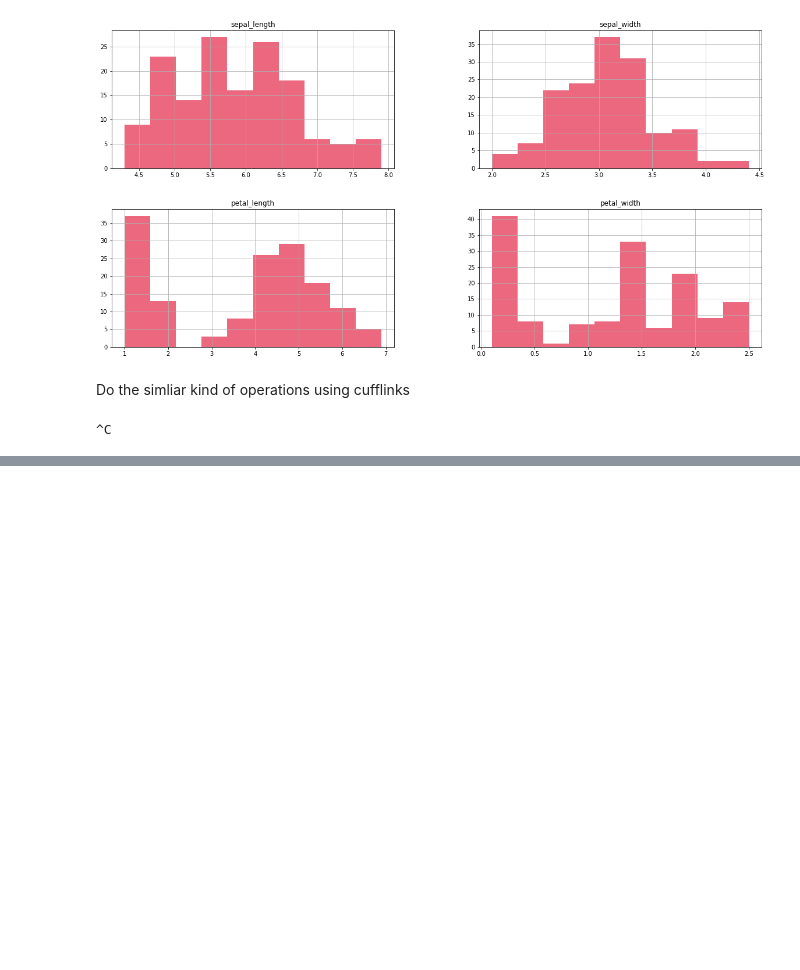
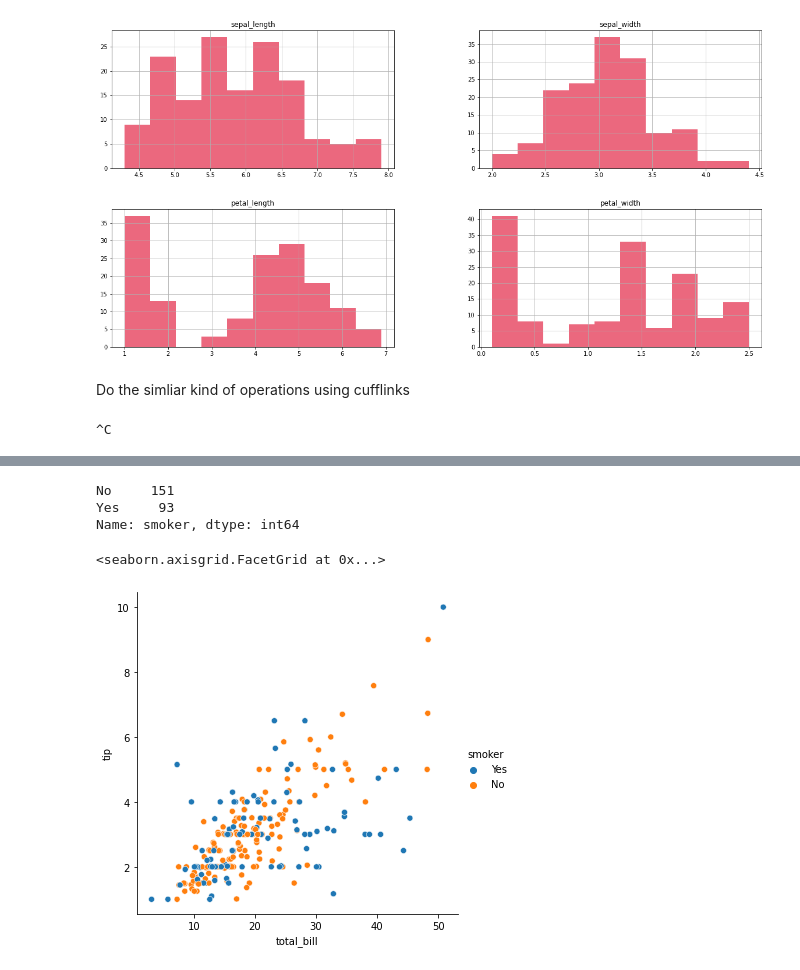
Before and after one commit to Shivanshu04/Datavisualisation, a Jupyter notebook: Graph/graph.ipynb, the cells around one changed output, grey strips where cells are left out. Drawn from its saved outputs; the diff is of its cells as text; code cells hidden in the pictures; blank space fills up the shorter version.

```diff
--- a/Graph/graph.ipynb
+++ b/Graph/graph.ipynb
@@ -389,0 +446,16 @@ df1 = sns.load_dataset('tips')
+# %%
+#Find the no. of smoker and non smoker customer
+# From the data we can see that non smaoker are 151 and smoker are 93
+df1['smoker'].value_counts()
+# %% [output]
+No     151
+Yes     93
+Name: smoker, dtype: int64
+# %%
+#How to get smoker and non smoker count through graph
+# hue argument catogrize it into different catof=gries in this case it is smoker and non-smoker.
+# person who gave the highest tip was a smoker or non smoker?--> Smoker
+sns.relplot(x = 'total_bill', y = 'tip' , data = df1, hue = 'smoker' )
+# %% [output]
+<seaborn.axisgrid.FacetGrid at 0x...>
+[figure, added]
```
Also changed, not shown: parts of 9 cells of this notebook.
